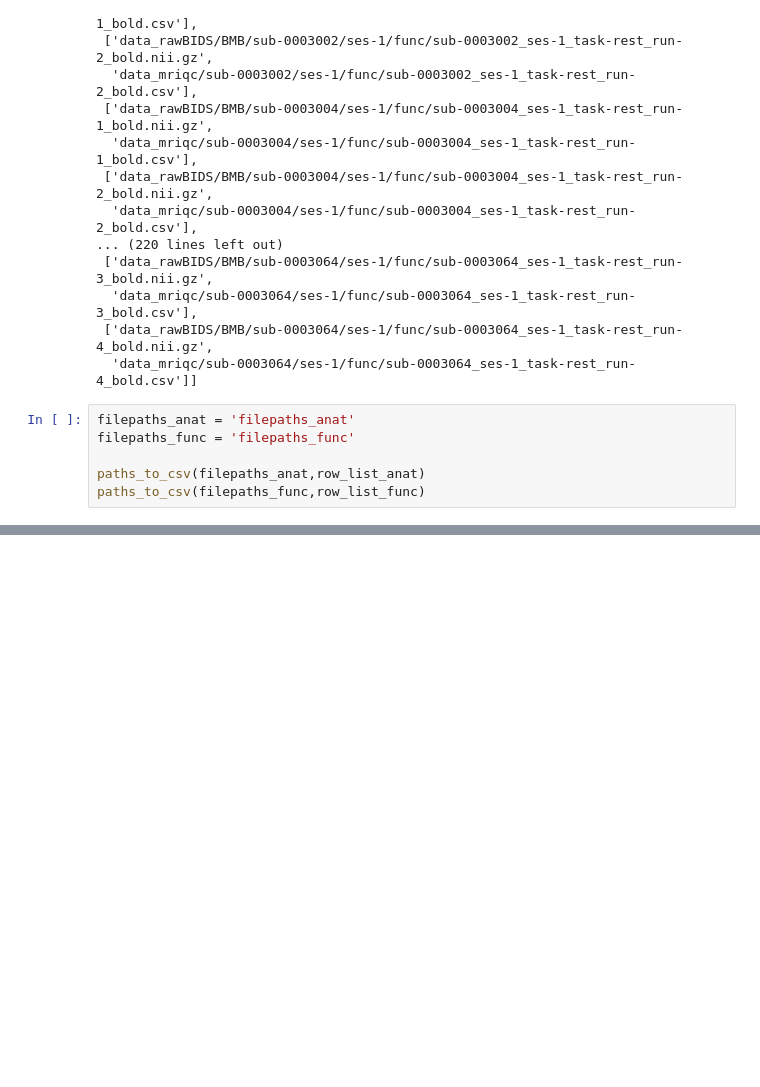
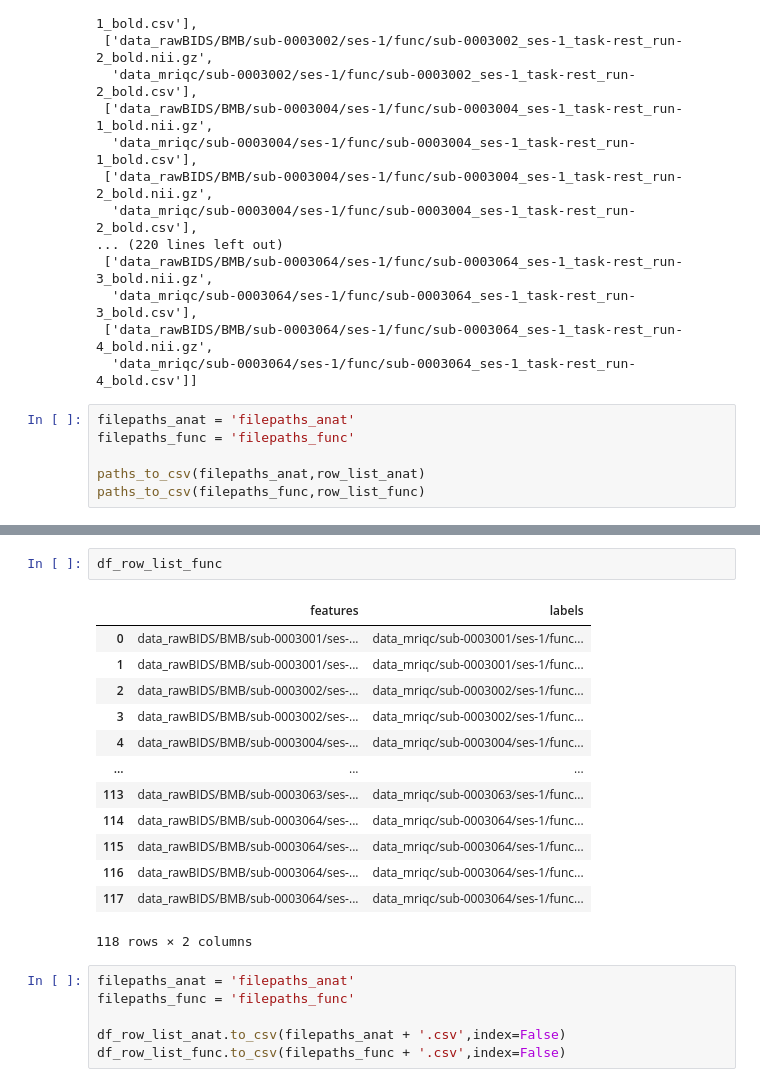
Before and after one commit to julidoehler/ohbmbrainhack2021, a Jupyter notebook: auto-qc.ipynb, the cells around one changed output, grey strips where cells are left out. Cells and saved outputs as stored; diff of their text form; blank space fills up the shorter version.

```diff
--- a/auto-qc.ipynb
+++ b/auto-qc.ipynb
@@ -335,0 +362,22 @@ paths_to_csv(filepaths_func,row_list_func)
+# %%
+df_row_list_func
+# %% [output]
+|  | features | labels |
+| 0 | data_rawBIDS/BMB/sub-0003001/ses-... | data_mriqc/sub-0003001/ses-1/func... |
+| 1 | data_rawBIDS/BMB/sub-0003001/ses-... | data_mriqc/sub-0003001/ses-1/func... |
+| 2 | data_rawBIDS/BMB/sub-0003002/ses-... | data_mriqc/sub-0003002/ses-1/func... |
+| 3 | data_rawBIDS/BMB/sub-0003002/ses-... | data_mriqc/sub-0003002/ses-1/func... |
+| 4 | data_rawBIDS/BMB/sub-0003004/ses-... | data_mriqc/sub-0003004/ses-1/func... |
+| ... | ... | ... |
+| 113 | data_rawBIDS/BMB/sub-0003063/ses-... | data_mriqc/sub-0003063/ses-1/func... |
+| 114 | data_rawBIDS/BMB/sub-0003064/ses-... | data_mriqc/sub-0003064/ses-1/func... |
+| 115 | data_rawBIDS/BMB/sub-0003064/ses-... | data_mriqc/sub-0003064/ses-1/func... |
+| 116 | data_rawBIDS/BMB/sub-0003064/ses-... | data_mriqc/sub-0003064/ses-1/func... |
+| 117 | data_rawBIDS/BMB/sub-0003064/ses-... | data_mriqc/sub-0003064/ses-1/func... |
+118 rows × 2 columns
+# %%
+filepaths_anat = 'filepaths_anat'
+filepaths_func = 'filepaths_func'
+
+df_row_list_anat.to_csv(filepaths_anat + '.csv',index=False)
+df_row_list_func.to_csv(filepaths_func + '.csv',index=False)
```
Also changed, not shown: parts of 8 cells of this notebook.
